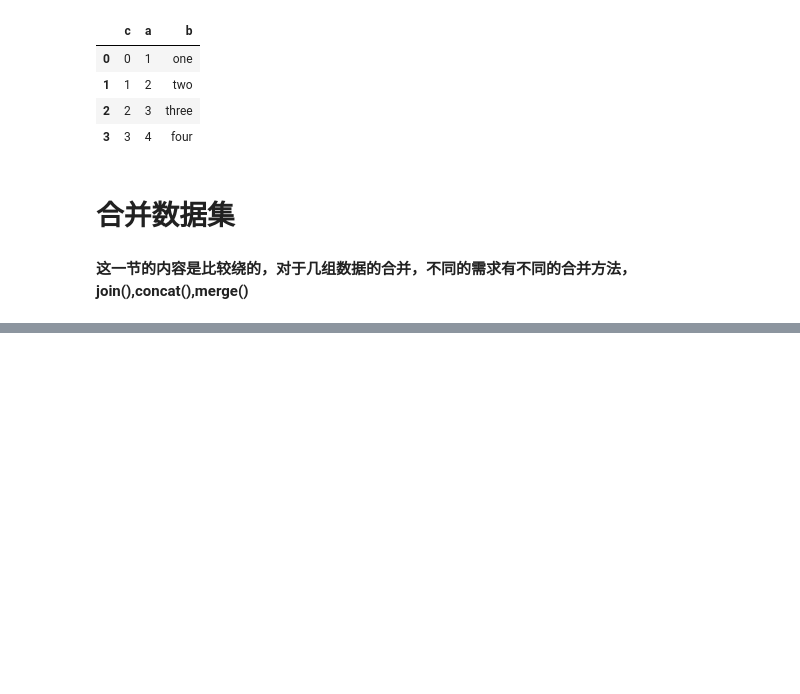
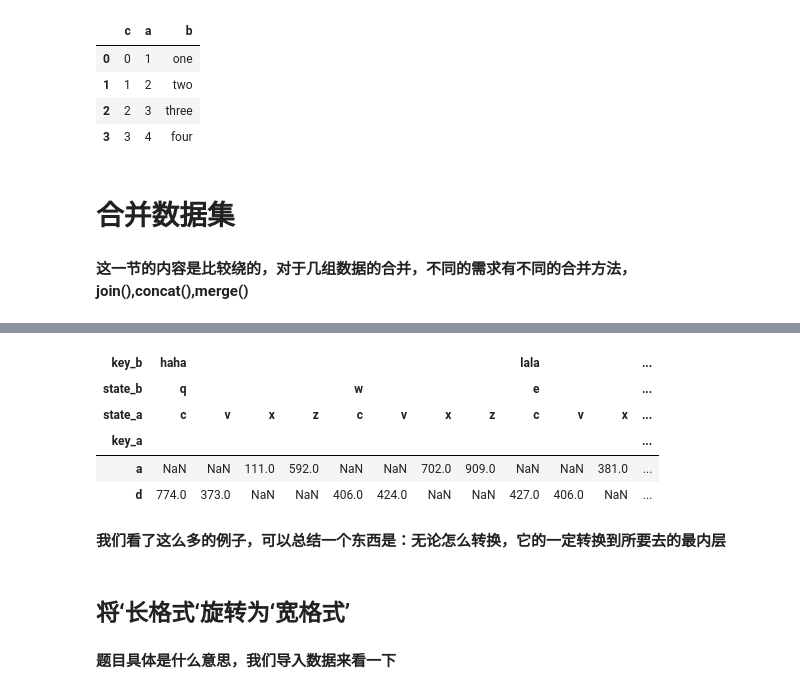
Before and after one commit to andongBlue/-self_teaching, a Jupyter notebook: 数据规整：聚合，合并和重塑.ipynb, the cells around one changed output, grey strips where cells are left out. Cells and saved outputs as stored; diff of their text form; code cells hidden in the pictures; blank space fills up the shorter version.

```diff
--- a/数据规整：聚合，合并和重塑.ipynb
+++ b/数据规整：聚合，合并和重塑.ipynb
@@ -264,0 +782,15 @@ data01.reset_index(['c'])
+# %%
+frame.unstack(1)  #index的最外层去了columns的最内层
+# %% [output]
+| key_b | haha |  |  |  |  |  |  |  | lala |  |  | ... |
+| state_b | q |  |  |  | w |  |  |  | e |  |  | ... |
+| state_a | c | v | x | z | c | v | x | z | c | v | x | ... |
+| key_a |  |  |  |  |  |  |  |  |  |  |  | ... |
+| a | NaN | NaN | 111.0 | 592.0 | NaN | NaN | 702.0 | 909.0 | NaN | NaN | 381.0 | ... |
+| d | 774.0 | 373.0 | NaN | NaN | 406.0 | 424.0 | NaN | NaN | 427.0 | 406.0 | NaN | ... |
+# %% [markdown]
+**我们看了这么多的例子，可以总结一个东西是：无论怎么转换，它的一定转换到所要去的最内层**
+# %% [markdown]
+## 将‘长格式‘旋转为‘宽格式’
+# %% [markdown]
+**题目具体是什么意思，我们导入数据来看一下**
```
Also changed, not shown: parts of 138 cells of this notebook.
